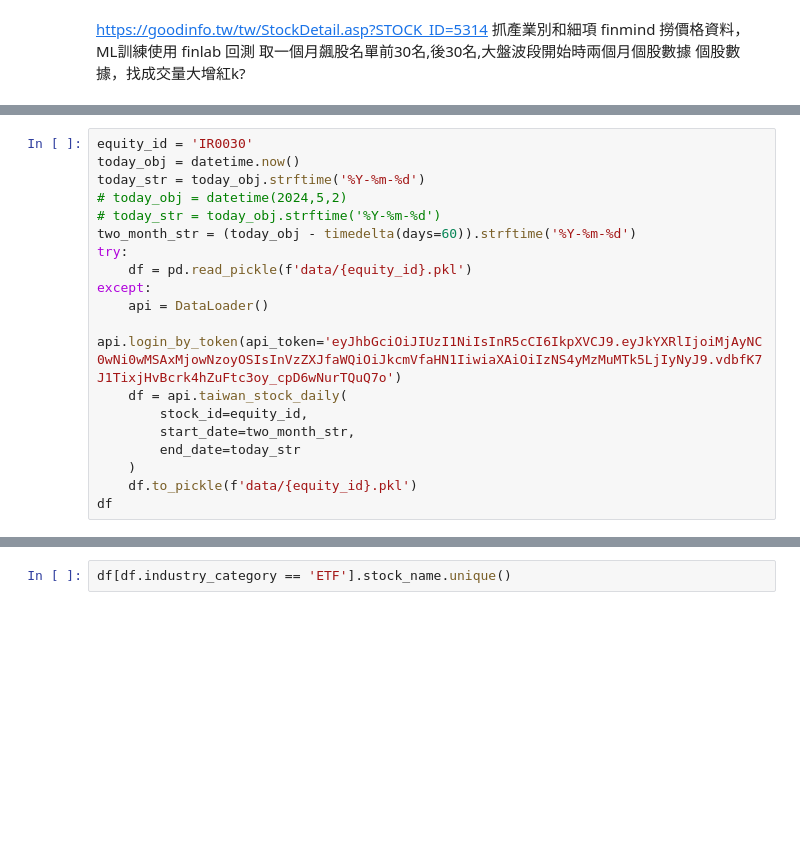
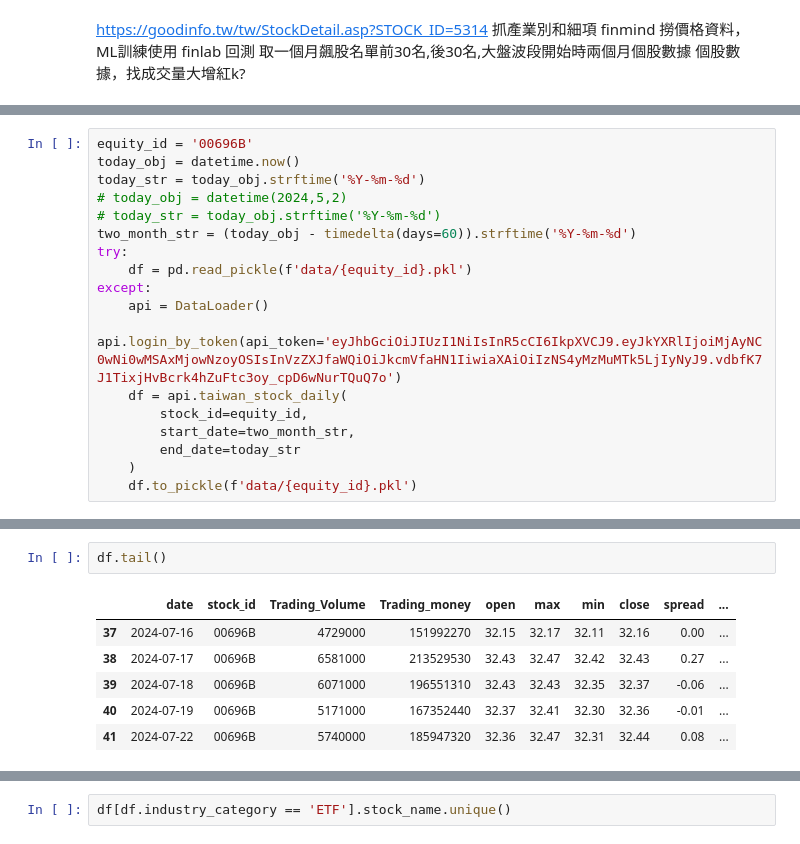
Before and after one commit to dreyhsu/TWSectorScreener, a Jupyter notebook: finmind_test.ipynb, the cells around one changed output, grey strips where cells are left out. Cells and saved outputs as stored; diff of their text form; blank space fills up the shorter version.

```diff
--- a/finmind_test.ipynb
+++ b/finmind_test.ipynb
@@ -18,7 +18,7 @@ import warnings
 warnings.filterwarnings('ignore')
 pd.set_option('display.max_columns', 500)
 # %%
-equity_id = 'IR0030'
+equity_id = '00696B'
 today_obj = datetime.now()
 today_str = today_obj.strftime('%Y-%m-%d')
 # today_obj = datetime(2024,5,2)
@@ -35,5 +35,4 @@ except:
         end_date=today_str
     )
     df.to_pickle(f'data/{equity_id}.pkl')
-df
 # %% [output]
@@ -42,3 +40,12 @@ df
+# %%
+df.tail()
+# %% [output]
+|  | date | stock_id | Trading_Volume | Trading_money | open | max | min | close | spread | ... |
+| 37 | 2024-07-16 | 00696B | 4729000 | 151992270 | 32.15 | 32.17 | 32.11 | 32.16 | 0.00 | ... |
+| 38 | 2024-07-17 | 00696B | 6581000 | 213529530 | 32.43 | 32.47 | 32.42 | 32.43 | 0.27 | ... |
+| 39 | 2024-07-18 | 00696B | 6071000 | 196551310 | 32.43 | 32.43 | 32.35 | 32.37 | -0.06 | ... |
+| 40 | 2024-07-19 | 00696B | 5171000 | 167352440 | 32.37 | 32.41 | 32.30 | 32.36 | -0.01 | ... |
+| 41 | 2024-07-22 | 00696B | 5740000 | 185947320 | 32.36 | 32.47 | 32.31 | 32.44 | 0.08 | ... |
 # %%
 equity_id = 'IR0030.TW'
 today_obj = datetime.now()
```
Also changed, not shown: parts of 6 cells of this notebook.
